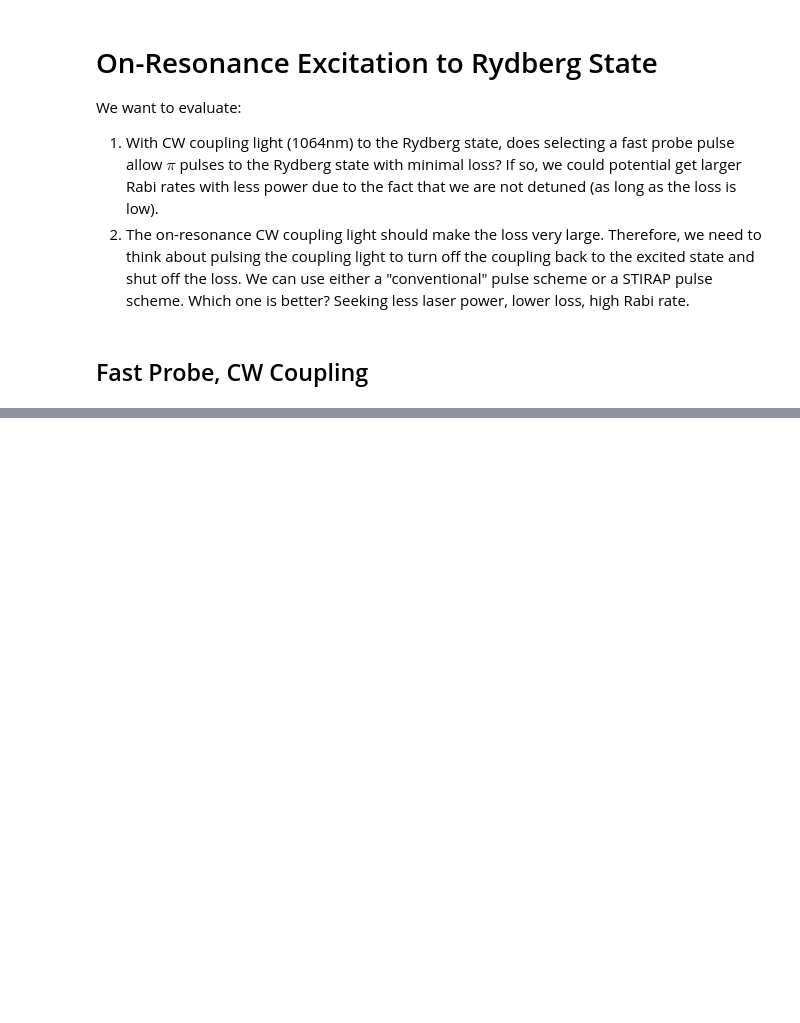
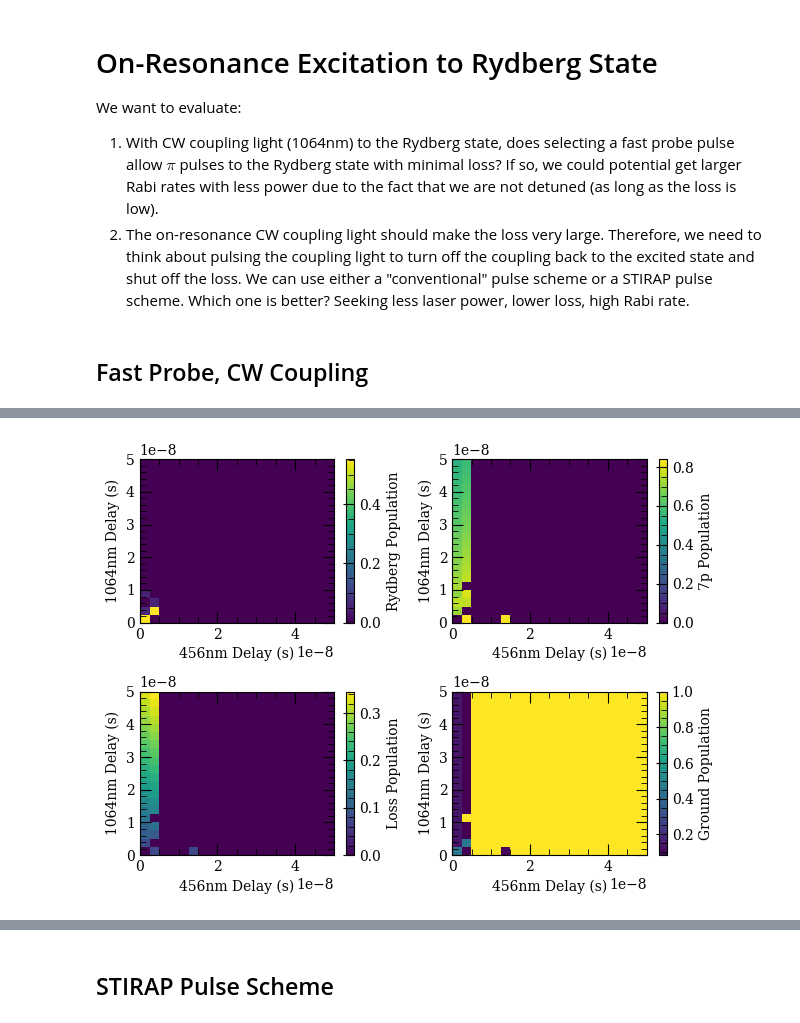
Before and after one commit to npeard/mmwave-calcs, a Jupyter notebook: notebooks/RydbergSTIRAP.ipynb, the cells around one changed output, grey strips where cells are left out. Saved outputs shown, nothing was run; the diff lists cells and outputs as text; code cells hidden in the pictures; blank space fills up the shorter version.

```diff
--- a/notebooks/RydbergSTIRAP.ipynb
+++ b/notebooks/RydbergSTIRAP.ipynb
@@ -32,0 +43,8 @@ time: 13.5 s (started: 2024-05-01 10:33:48 -07:00)
+# %%
+probe_delays = np.linspace(0, 50e-9, 20)
+couple_delays = np.linspace(0, 50e-9, 20)
+rydnamics.plot_lindblad_duo_pulse(probe_delays=probe_delays,
+                            couple_delays=couple_delays,
+                            probe_peak_power=20e-3, couple_peak_power=5)
+# %% [output]
+[figure, added]
@@ -32,0 +52,2 @@ time: 13.5 s (started: 2024-05-01 10:33:48 -07:00)
+# %% [markdown]
+## STIRAP Pulse Scheme
```
Also changed, not shown: parts of 7 cells of this notebook, 4 other files.
